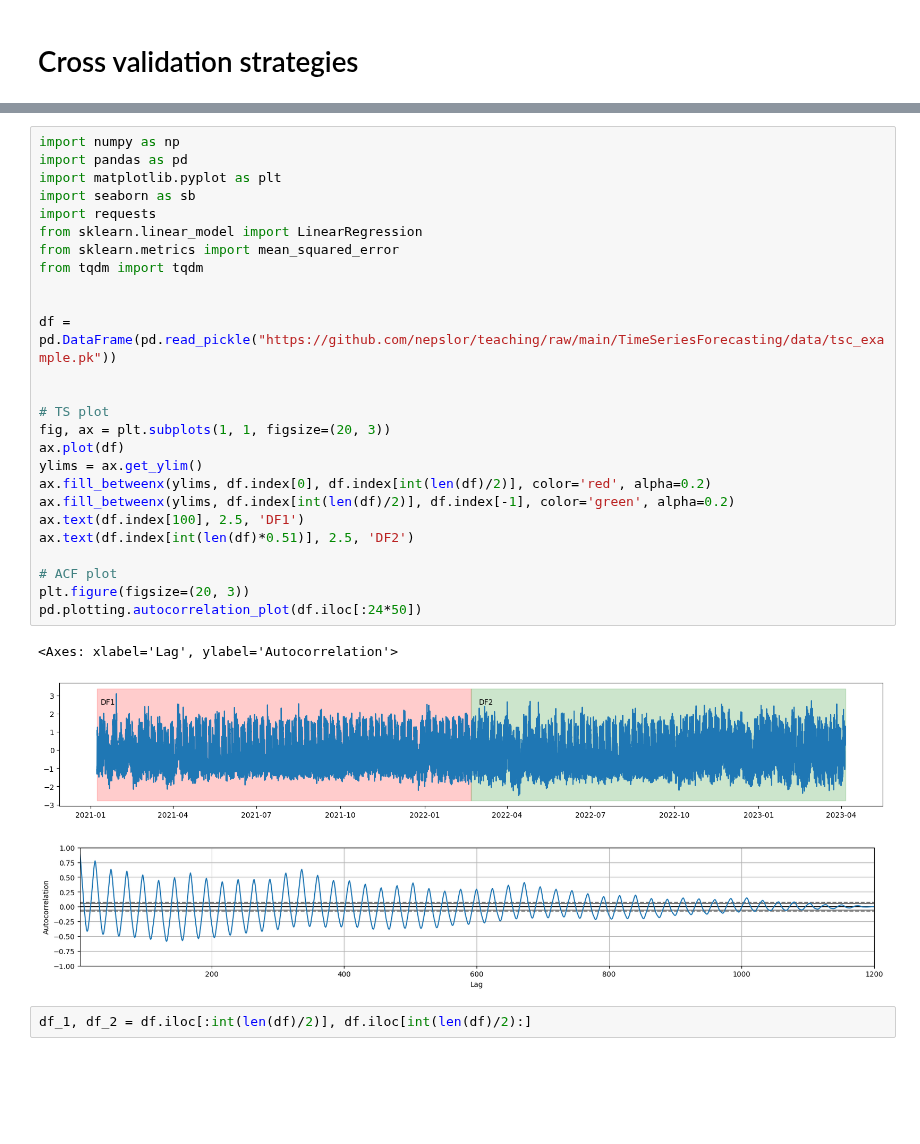
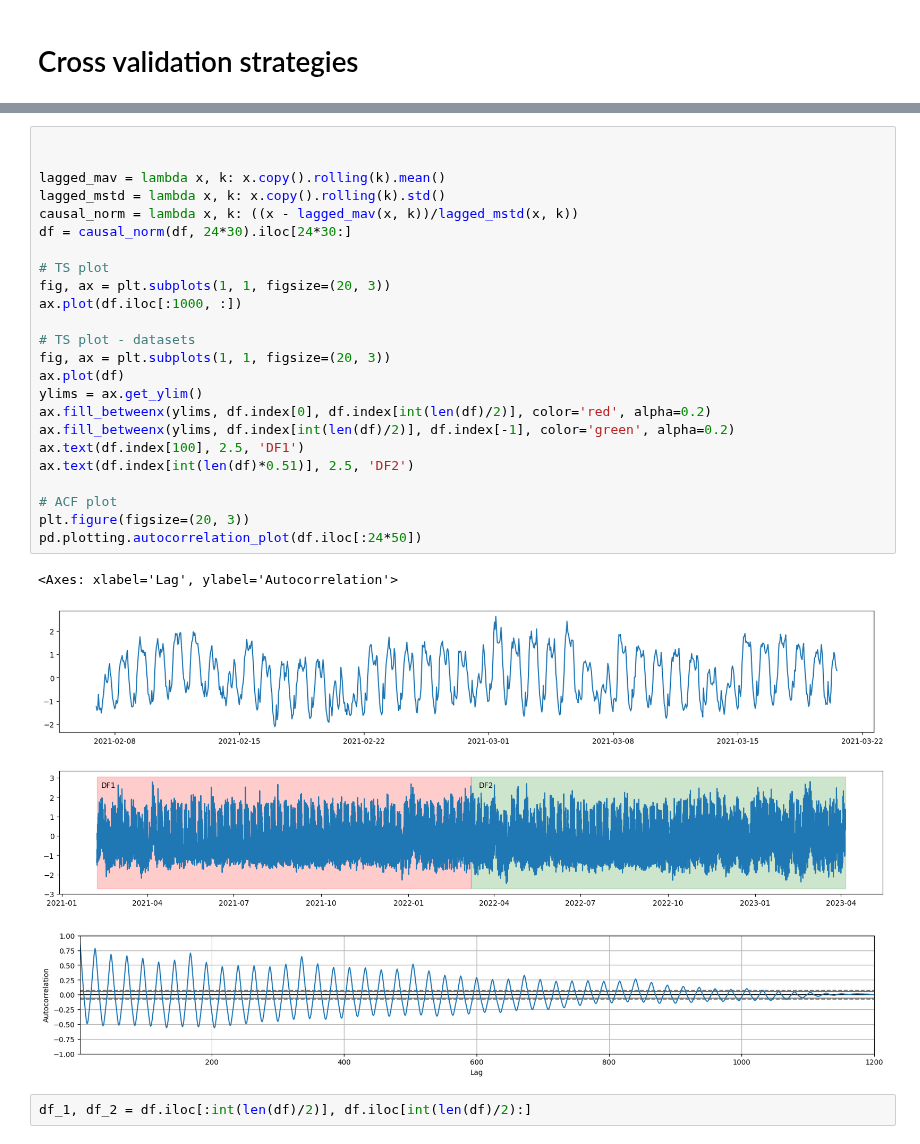
Before and after one commit to nepslor/teaching, a Jupyter notebook: TimeSeriesForecasting/cross_validation.ipynb, the cells around one changed output, grey strips where cells are left out. Cells and saved outputs as stored; diff of their text form; blank space fills up the shorter version.

```diff
--- a/TimeSeriesForecasting/cross_validation.ipynb
+++ b/TimeSeriesForecasting/cross_validation.ipynb
@@ -5,33 +23,32 @@
 # %%
-import numpy as np
-import pandas as pd
-import matplotlib.pyplot as plt
-import seaborn as sb
-import requests
-from sklearn.linear_model import LinearRegression
-from sklearn.metrics import mean_squared_error
-from tqdm import tqdm
 
 
-df = pd.DataFrame(pd.read_pickle("https://github.com/nepslor/teaching/raw/main/TimeSeriesForecasting/data/tsc_example.pk"))
-
+lagged_mav = lambda x, k: x.copy().rolling(k).mean()
+lagged_mstd = lambda x, k: x.copy().rolling(k).std()
+causal_norm = lambda x, k: ((x - lagged_mav(x, k))/lagged_mstd(x, k))
+df = causal_norm(df, 24*30).iloc[24*30:]
 
 # TS plot
+fig, ax = plt.subplots(1, 1, figsize=(20, 3))
+ax.plot(df.iloc[:1000, :])
+
+# TS plot - datasets
 fig, ax = plt.subplots(1, 1, figsize=(20, 3))
 ax.plot(df)
 ylims = ax.get_ylim()
 ax.fill_betweenx(ylims, df.index[0], df.index[int(len(df)/2)], color='red', alpha=0.2)
 ax.fill_betweenx(ylims, df.index[int(len(df)/2)], df.index[-1], color='green', alpha=0.2)
 ax.text(df.index[100], 2.5, 'DF1')
 ax.text(df.index[int(len(df)*0.51)], 2.5, 'DF2')
 
 # ACF plot
 plt.figure(figsize=(20, 3))
 pd.plotting.autocorrelation_plot(df.iloc[:24*50])
 # %% [output]
 <Axes: xlabel='Lag', ylabel='Autocorrelation'>
-[figure, old version]
+[figure, new version]
-[figure, old version]
+[figure, new version]
+[figure, added]
 # %%
 df_1, df_2 = df.iloc[:int(len(df)/2)], df.iloc[int(len(df)/2):]
 # %%
```
Also changed, not shown: parts of 12 cells of this notebook.
